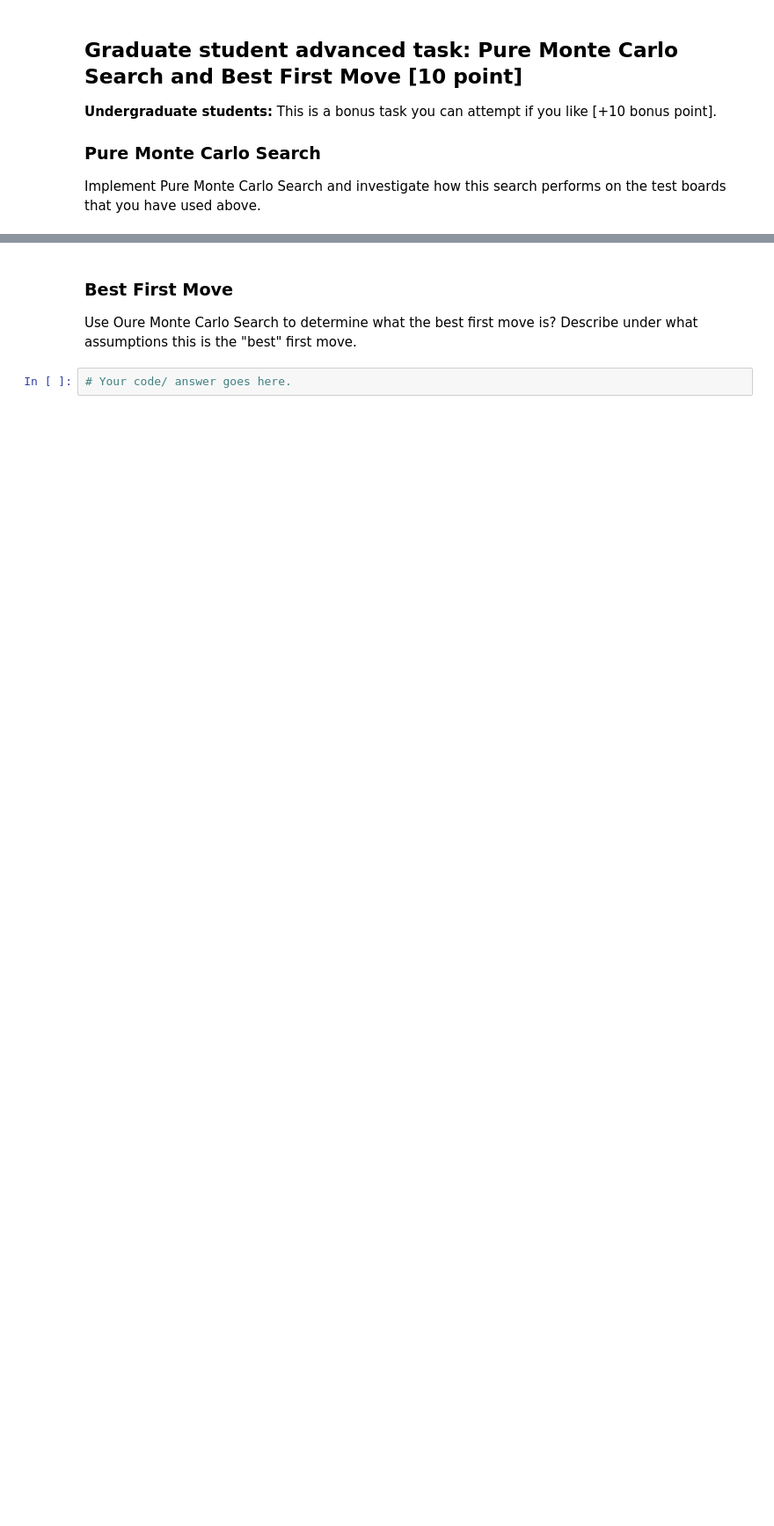
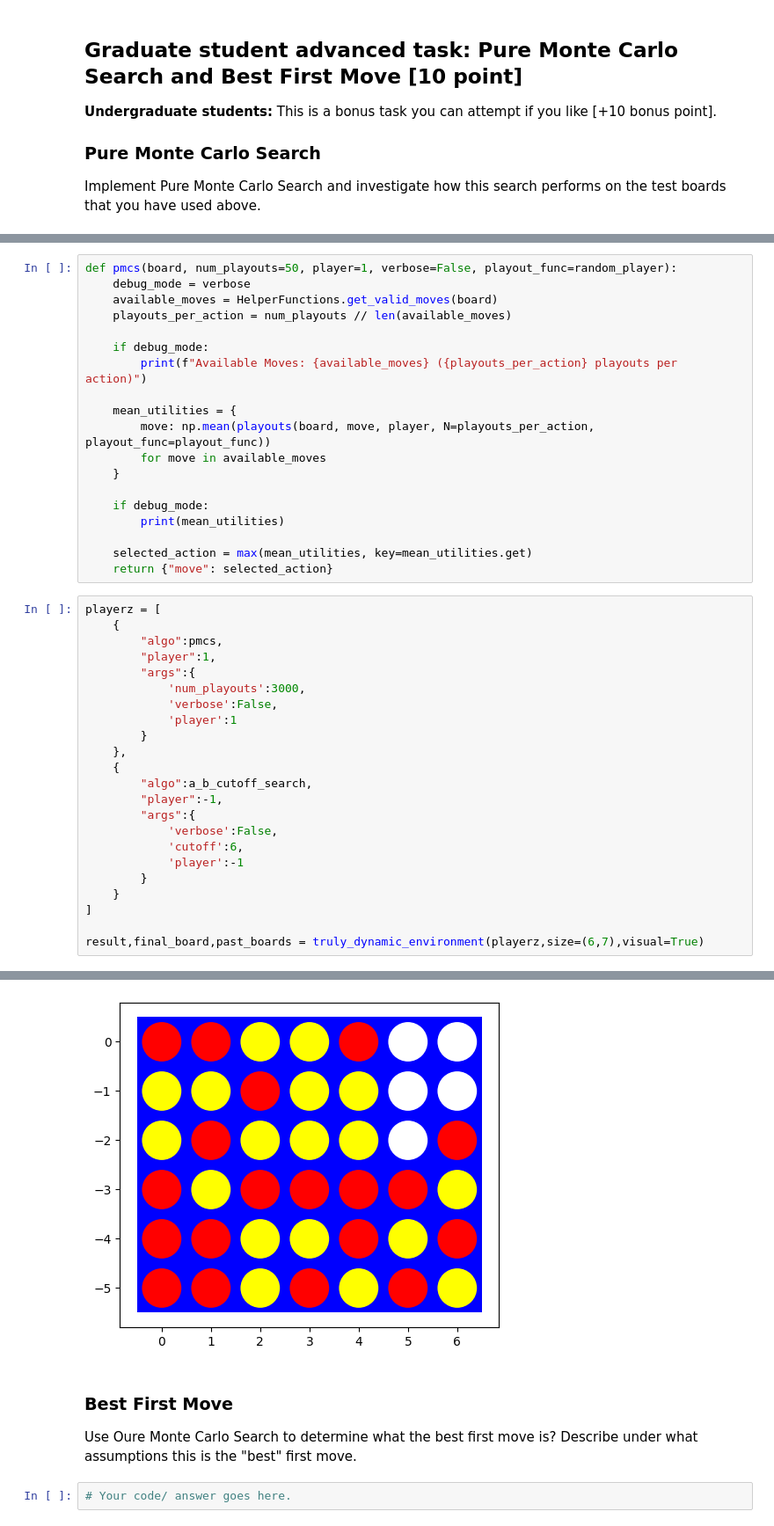
Before and after one commit to blake-gebhardt/CS7320-AI, a Jupyter notebook: Games/aBlakeGebhardtssignment_connect4.ipynb, the cells around one changed output, grey strips where cells are left out. Shown at 88% size. Cells and saved outputs as stored; diff of their text form; blank space fills up the shorter version.

```diff
--- a/Games/aBlakeGebhardtssignment_connect4.ipynb
+++ b/Games/aBlakeGebhardtssignment_connect4.ipynb
@@ -997,0 +1090,43 @@ Implement Pure Monte Carlo Search and investigate how this search performs on th
+# %%
+def pmcs(board, num_playouts=50, player=1, verbose=False, playout_func=random_player):
+    debug_mode = verbose
+    available_moves = HelperFunctions.get_valid_moves(board)
+    playouts_per_action = num_playouts // len(available_moves)
+
+    if debug_mode:
+        print(f"Available Moves: {available_moves} ({playouts_per_action} playouts per action)")
+
+    mean_utilities = {
+        move: np.mean(playouts(board, move, player, N=playouts_per_action, playout_func=playout_func))
+        for move in available_moves
+    }
+
+    if debug_mode:
+        print(mean_utilities)
+
+    selected_action = max(mean_utilities, key=mean_utilities.get)
+    return {"move": selected_action}
+# %%
+playerz = [
+    {
+        "algo":pmcs,
+        "player":1,
+        "args":{
+            'num_playouts':3000,
+            'verbose':False,
+            'player':1
+        }
+    },
+    {
+        "algo":a_b_cutoff_search,
+        "player":-1,
+        "args":{
+            'verbose':False,
+            'cutoff':6,
+            'player':-1
+        }
+    }
+]
+
+result,final_board,past_boards = truly_dynamic_environment(playerz,size=(6,7),visual=True)
+# %% [output]
@@ -998,3 +1134,4 @@ Implement Pure Monte Carlo Search and investigate how this search performs on th
+[figure, added]
 # %% [markdown]
 ### Best First Move
 
```
Also changed, not shown: parts of 13 cells of this notebook.
